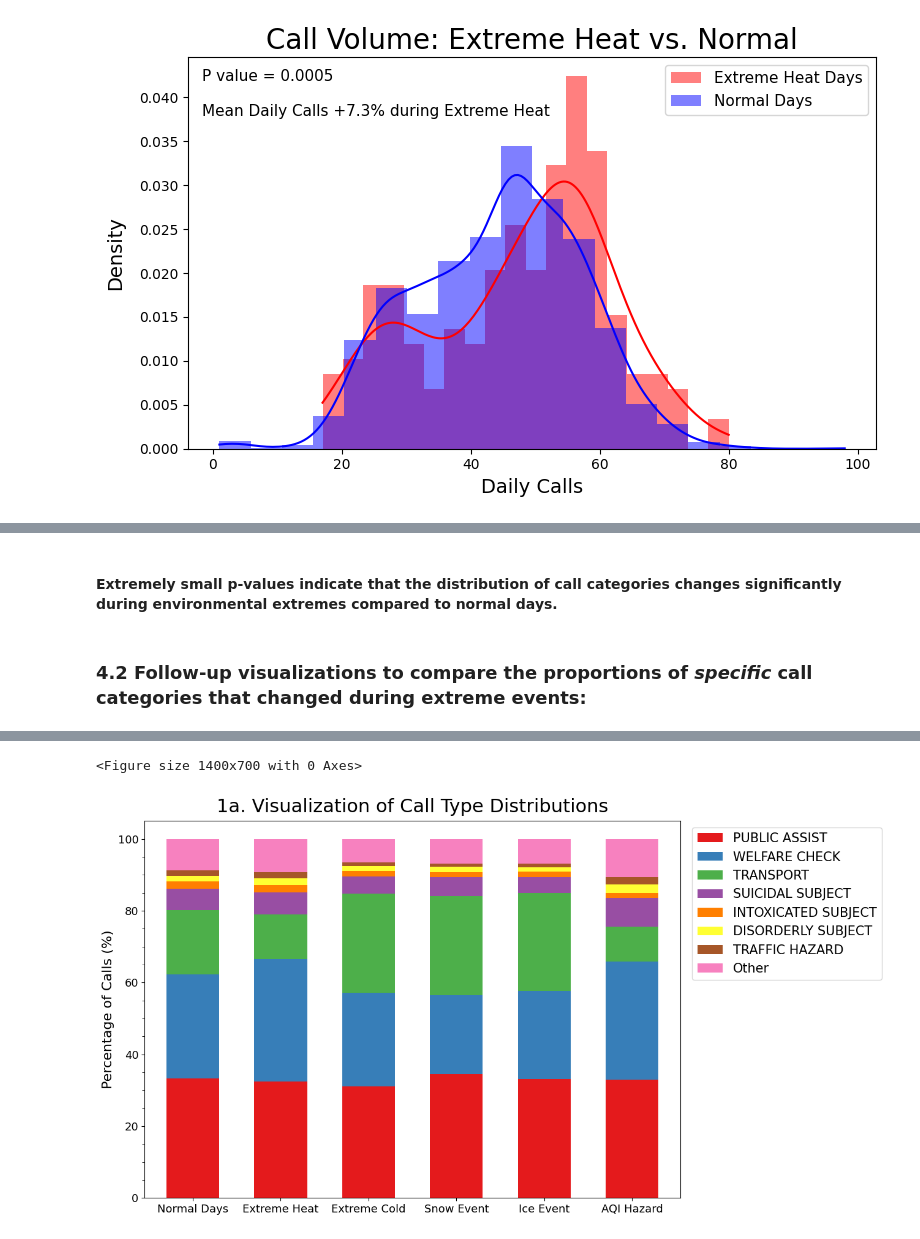
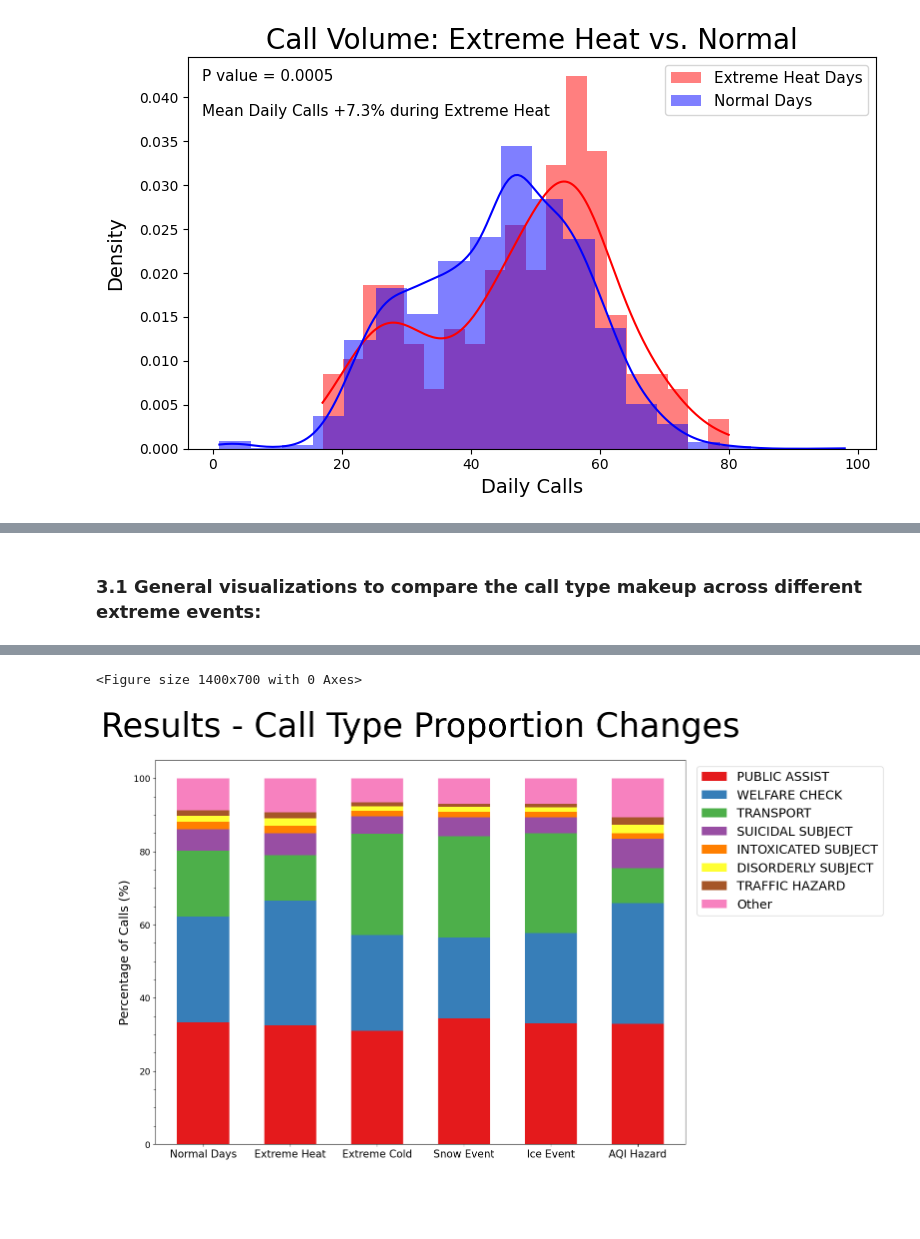
Before and after one commit to siegelhannah/Eugene-crisis-response, a Jupyter notebook: data-analysis.ipynb, the cells around one changed output, grey strips where cells are left out. Cells and saved outputs as stored; diff of their text form; code cells hidden in the pictures; blank space fills up the shorter version.

```diff
--- a/data-analysis.ipynb
+++ b/data-analysis.ipynb
@@ -328,7 +237,5 @@ Poor Air Quality: p-value of 1.935900754097227e-46
-# %% [markdown]
-#### Extremely small p-values indicate that **the distribution of call categories changes significantly** during environmental extremes compared to normal days.
 # %% [markdown]
-### 4.2 Follow-up visualizations to compare the proportions of _specific_ call categories that changed during extreme events:
+### 3.1 General visualizations to compare the call type makeup across different extreme events:
 # %%
 # look at overall top call types
 types = clean_data.groupby('nature').count()
@@ -366,9 +273,7 @@ top_call_types = all_calls_count.nlargest(TOP_N).index.tolist()
 
 # prepare data for plotting
 results = {}
-
-
-# FIRST, Add "Normal" days category (where all events are 0)
+# Add "Normal" days category (where all events are 0)
 normal_days = clean_data[(clean_data['extreme heat'] == 0) &
                          (clean_data['extreme cold'] == 0) &
                          (clean_data['snow event'] == 0) &
@@ -407,42 +312,41 @@ for event in event_columns:
     results[event] = call_counts
 
 
-
 plot_data = pd.DataFrame(results).T  # Transpose so events are rows (for plotting)
 
 # STACKED BARPLOT: show PERCENTAGES instead of counts
 plot_data_pct = plot_data.copy()
 plot_data_pct = plot_data_pct.astype(float) # resolve datatype error
 for idx in plot_data_pct.index: # go through each event category
     total = plot_data_pct.loc[idx].sum()
     plot_data_pct.loc[idx] = plot_data_pct.loc[idx] / total * 100.0
 
 # PERCENTAGE stacked bar plot
 plt.figure(figsize=(14, 7))
 sns.set_palette("Set1", n_colors=len(plot_data_pct.columns))
-ax2 = plot_data_pct.plot(kind='bar', stacked=True, figsize=(14, 8), width=0.6)
 
-plt.title('1a. Visualization of Call Type Distributions', fontsize=22, y=1.01)
+ax2 = plot_data_pct.plot(kind='bar', stacked=True, figsize=(17, 10), width=0.6)
+
+plt.title('Results - Call Type Proportion Changes', fontsize=48, y=1.05)
 #plt.xlabel('Environmental Event', fontsize=16, labelpad=10)
-plt.ylabel('Percentage of Calls (%)', fontsize=16)
-plt.xticks(range(len(display_names_with_normal)), display_names_with_normal, rotation=0, ha='center', fontsize=13)
+plt.ylabel('Percentage of Calls (%)', fontsize=18)
+plt.xticks(range(len(display_names_with_normal)), display_names_with_normal, rotation=0, ha='center', fontsize=15)
 
 # legend outside the plot area
-plt.legend(bbox_to_anchor=(1.01, 1),  # Position to the right of the plot
-          loc='upper left',  # Anchor point of the legend
-          fontsize=15,
+plt.legend(bbox_to_anchor=(1.01, 1), # Position to the right of the plot
+          loc='upper left',
+          fontsize=18,
           markerscale=2,
           frameon=True,
           fancybox=True)
 
 plt.yticks(fontsize=13) # existing major ytick labels
 ax2.set_yticks(range(0, 101, 5), minor=True) # minor ticks every 5%
 ax2.tick_params(axis='y', which='minor', length=3) # minor ticks shorter
-
 plt.subplots_adjust(right=0.75)  # Leave 25% space on right for legend
 plt.savefig("stackedbars.png", dpi=300)
 plt.show()
 # %% [output]
 <Figure size 1400x700 with 0 Axes>
-[figure, old version]
+[figure, new version]
 # %% [markdown]
```
Also changed, not shown: parts of 32 cells of this notebook, 1 other file.
